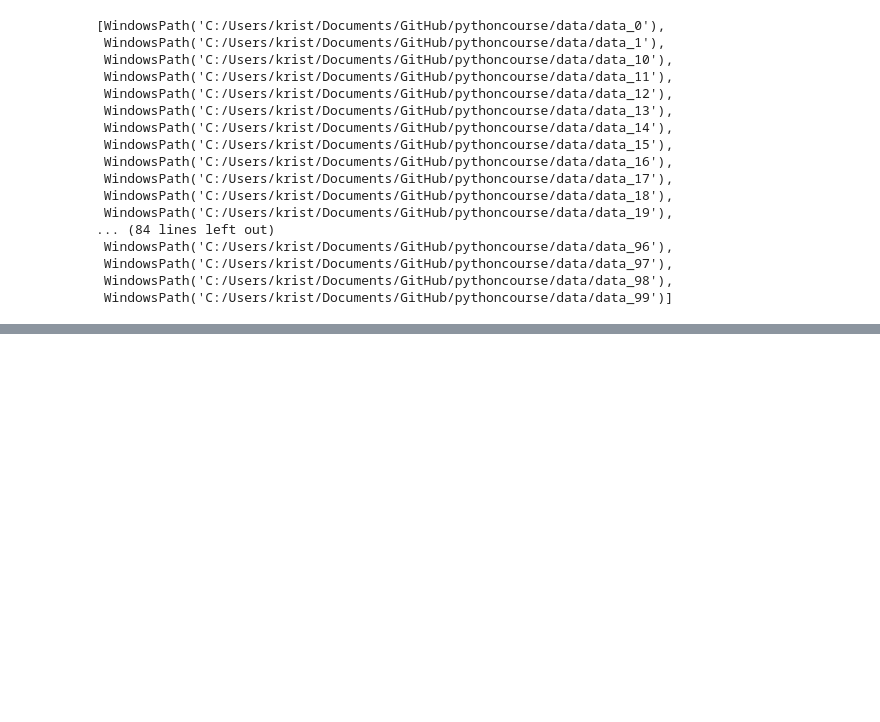
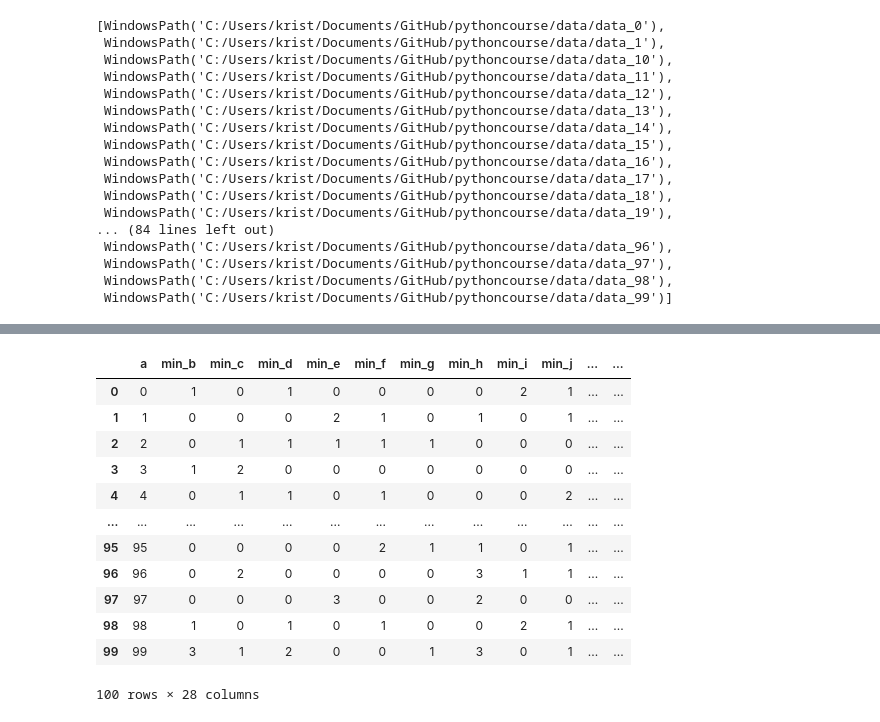
Before and after one commit to kristianfkt/pythoncourse, a Jupyter notebook: pandas_basics.ipynb, the cells around one changed output, grey strips where cells are left out. Drawn from its saved outputs; the diff is of its cells as text; code cells hidden in the pictures; blank space fills up the shorter version.

```diff
--- a/pandas_basics.ipynb
+++ b/pandas_basics.ipynb
@@ -46,0 +61,3 @@ df
+# %%
+df["foo"] = df.apply(lambda row: row["a"]+row["b"], axis=1)
+df
@@ -46,0 +78,3 @@ df
+# %%
+df.drop(columns="foo", inplace=True)
+df
@@ -46,0 +95,22 @@ df
+# %%
+columns = df.columns
+
+df_min = df.groupby(columns[0], as_index=False).min().rename(columns={col:f"min_{col}" for col in columns[1::]})
+df_max = df.groupby(columns[0], as_index=False).max().rename(columns={col:f"max_{col}" for col in columns[1::]})
+df_avg = df.groupby(columns[0], as_index=False).mean().rename(columns={col:f"avg_{col}" for col in columns[1::]})
+
+df_min.merge(df_max, how="left", on=columns[0]).merge(df_avg, how="left", on=columns[0])
+# %% [output]
+|  | a | min_b | min_c | min_d | min_e | min_f | min_g | min_h | min_i | min_j | ... | ... |
+| 0 | 0 | 1 | 0 | 1 | 0 | 0 | 0 | 0 | 2 | 1 | ... | ... |
+| 1 | 1 | 0 | 0 | 0 | 2 | 1 | 0 | 1 | 0 | 1 | ... | ... |
+| 2 | 2 | 0 | 1 | 1 | 1 | 1 | 1 | 0 | 0 | 0 | ... | ... |
+| 3 | 3 | 1 | 2 | 0 | 0 | 0 | 0 | 0 | 0 | 0 | ... | ... |
+| 4 | 4 | 0 | 1 | 1 | 0 | 1 | 0 | 0 | 0 | 2 | ... | ... |
+| ... | ... | ... | ... | ... | ... | ... | ... | ... | ... | ... | ... | ... |
+| 95 | 95 | 0 | 0 | 0 | 0 | 2 | 1 | 1 | 0 | 1 | ... | ... |
+| 96 | 96 | 0 | 2 | 0 | 0 | 0 | 0 | 3 | 1 | 1 | ... | ... |
+| 97 | 97 | 0 | 0 | 0 | 3 | 0 | 0 | 2 | 0 | 0 | ... | ... |
+| 98 | 98 | 1 | 0 | 1 | 0 | 1 | 0 | 0 | 2 | 1 | ... | ... |
+| 99 | 99 | 3 | 1 | 2 | 0 | 0 | 1 | 3 | 0 | 1 | ... | ... |
+100 rows × 28 columns
```
Also changed, not shown: parts of 5 cells of this notebook, 1 other file.
